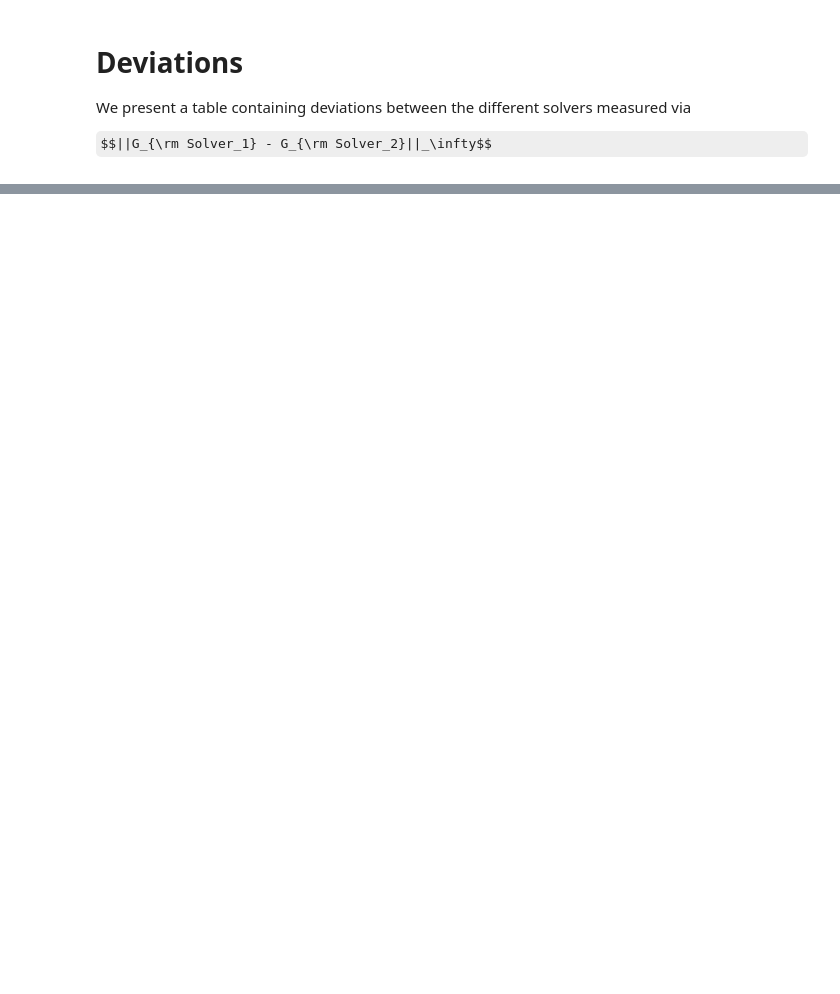
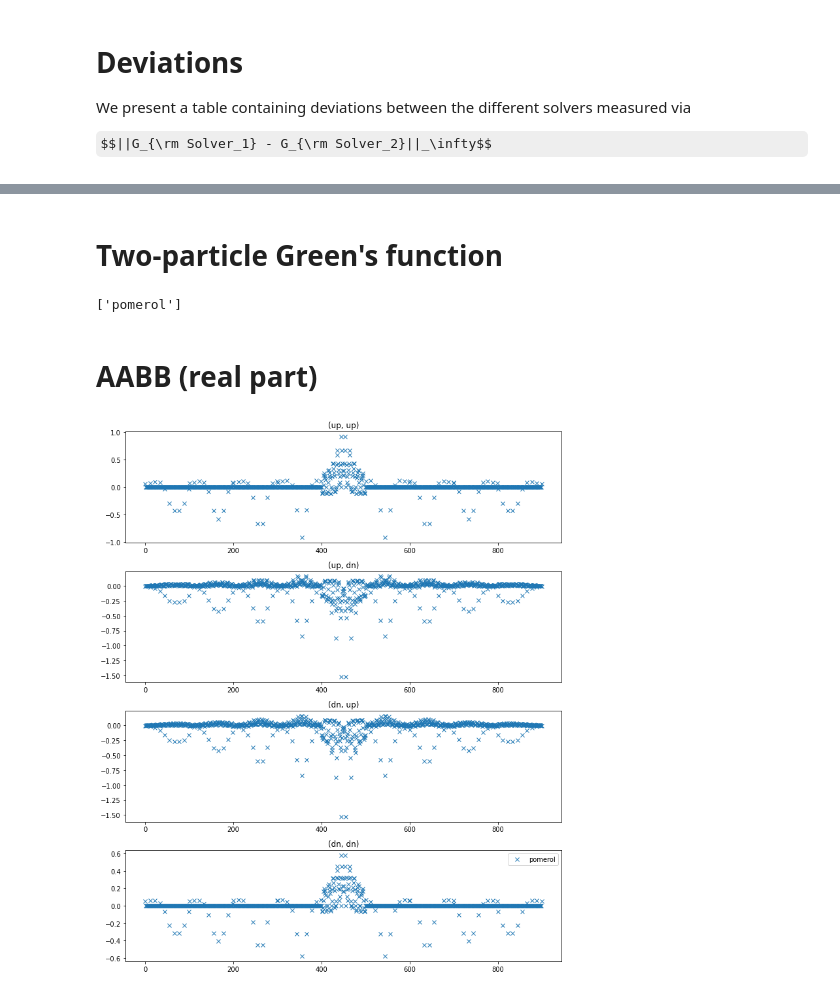
Before and after one commit to shinaoka/benchmarks, a Jupyter notebook: Hubbard_Atom/notebook.ipynb, the cells around one changed output, grey strips where cells are left out. Saved outputs shown, nothing was run; the diff lists cells and outputs as text; code cells hidden in the pictures; some formulas as TeX source; blank space fills up the shorter version.

```diff
--- a/Hubbard_Atom/notebook.ipynb
+++ b/Hubbard_Atom/notebook.ipynb
@@ -161,0 +162,31 @@ for block in block_lst:
+# %% [markdown]
+Two-particle Green's function
+======
+# %%
+marker_only_lst = ['x', '+', '^', 'v', '<', '>']
+
+G2_ph_AABB = {}
+G2_ph_ABBA = {}
+for solver in solver_lst:
+    dat = HDFArchive('results/' + solver + '.h5','r')
+    if 'G2_iw_inu_inup_ph_AABB' not in dat:
+        continue
+    G2_ph_AABB[solver] = dat['G2_iw_inu_inup_ph_AABB']
+    G2_ph_ABBA[solver] = dat['G2_iw_inu_inup_ph_ABBA']
+list(G2_ph_AABB.keys())
+# %% [output]
+['pomerol']
+# %% [markdown]
+# AABB (real part)
+# %%
+fig, axes = plt.subplots(n_blocks,1,figsize=(10,3*n_blocks**2))
+solver_lst_g2 = list(G2_ph_AABB.keys())
+for solver in solver_lst_g2:
+    for i, (b1, b2) in enumerate(product(block_lst, repeat=2)):
+        fig = plt.subplot(n_blocks**2, 1, i+1)
+        fig.set_title('({}, {})'.format(b1, b2))
+        fig.plot(G2_ph_AABB[solver][(b1, b2)].data.ravel().real, marker=marker_only_lst[solver_lst_g2.index(solver)], ls='', label=solver)
+fig.legend()
+plt.tight_layout()
+# %% [output]
+[figure, added]
```
Also changed, not shown: parts of 8 cells of this notebook, 14 other files.
